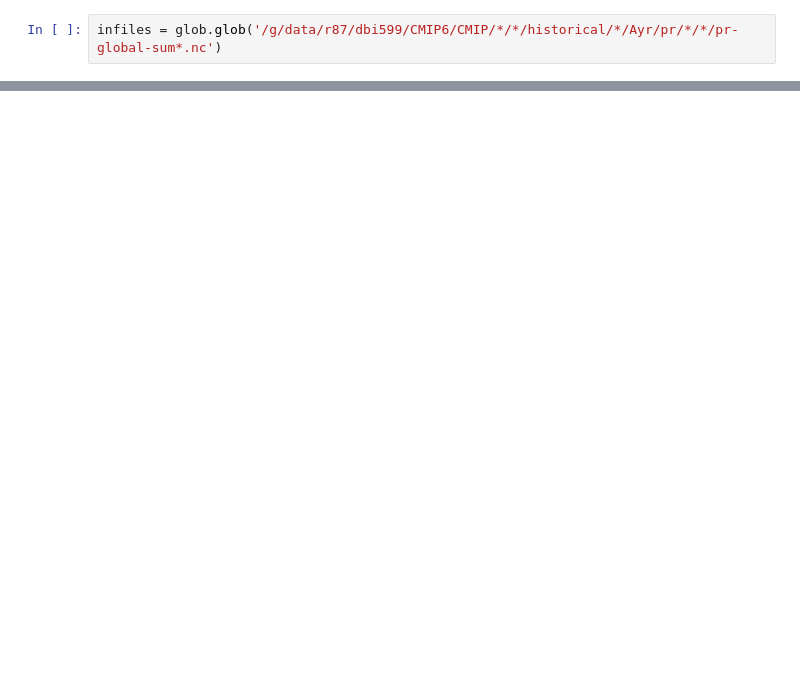
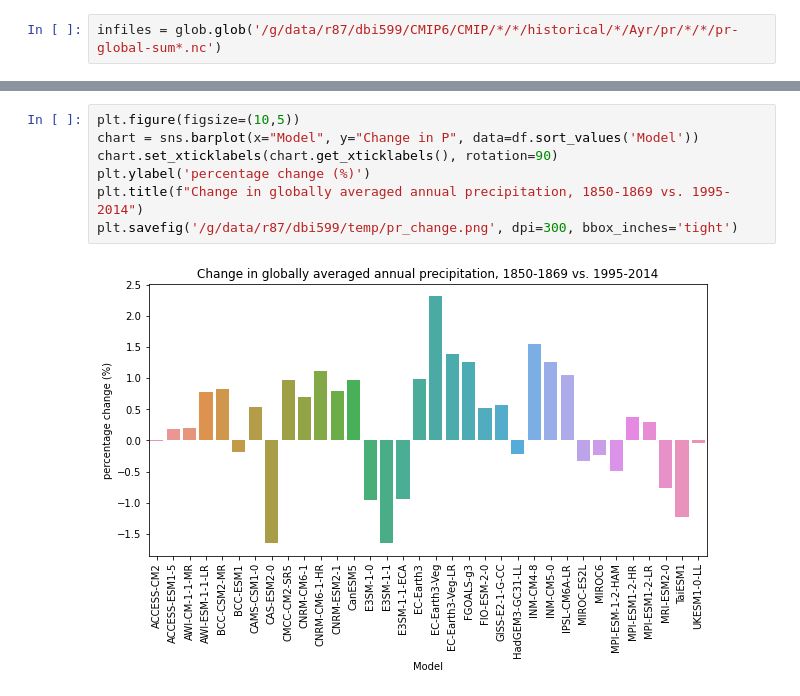
Before and after one commit to DamienIrving/ocean-analysis, a Jupyter notebook: workflows/global_precip.ipynb, the cells around one changed output, grey strips where cells are left out. Drawn from its saved outputs; the diff is of its cells as text; blank space fills up the shorter version.

```diff
--- a/workflows/global_precip.ipynb
+++ b/workflows/global_precip.ipynb
@@ -25,0 +56,9 @@ infile
+# %%
+plt.figure(figsize=(10,5))
+chart = sns.barplot(x="Model", y="Change in P", data=df.sort_values('Model'))
+chart.set_xticklabels(chart.get_xticklabels(), rotation=90)
+plt.ylabel('percentage change (%)')
+plt.title(f"Change in globally averaged annual precipitation, 1850-1869 vs. 1995-2014")
+plt.savefig('/g/data/r87/dbi599/temp/pr_change.png', dpi=300, bbox_inches='tight')
+# %% [output]
+[figure, added]
```
Also changed, not shown: parts of 5 cells of this notebook.
